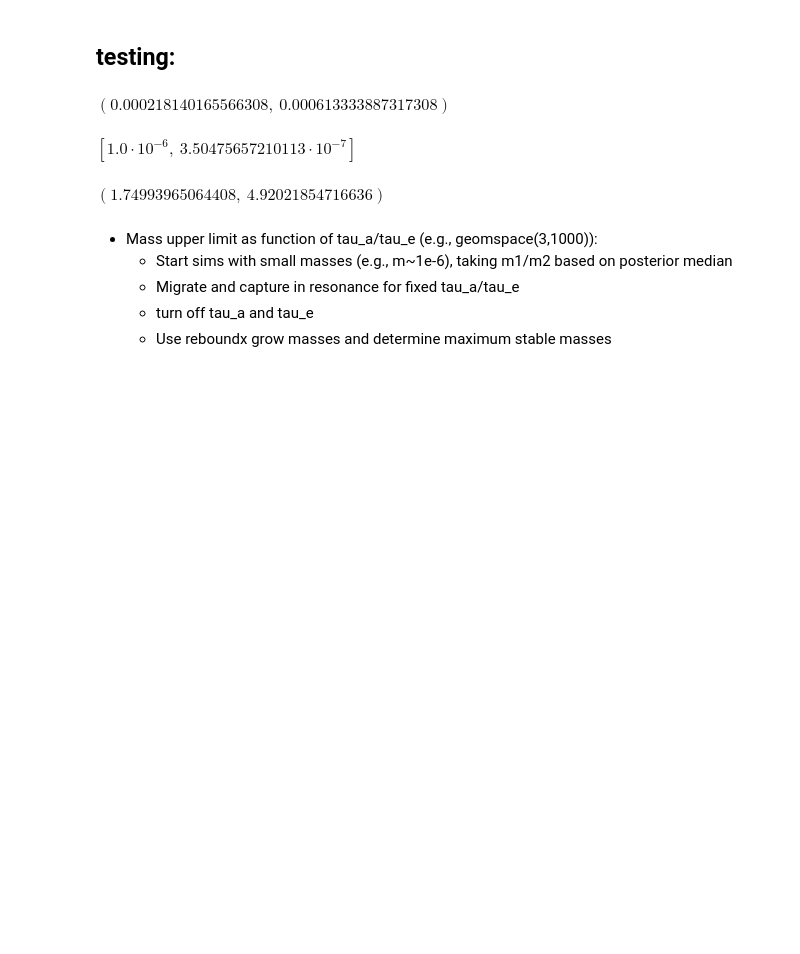
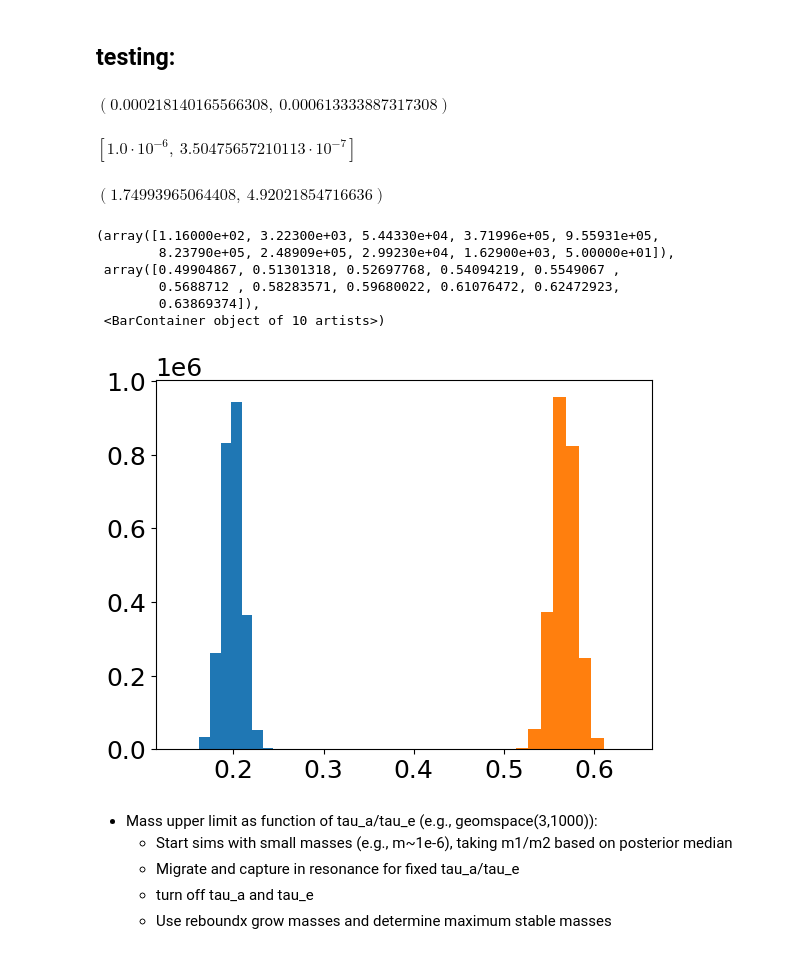
Before and after one commit to ia-chow/SURF2022, a Jupyter notebook: SURF/2021_fall-2022_winter/radvel_hd45364-sin_i_jitter_february_2024.ipynb, the cells around one changed output. Cells and saved outputs as stored; diff of their text form; code cells hidden in the pictures; blank space fills up the shorter version.

```diff
--- a/SURF/2021_fall-2022_winter/radvel_hd45364-sin_i_jitter_february_2024.ipynb
+++ b/SURF/2021_fall-2022_winter/radvel_hd45364-sin_i_jitter_february_2024.ipynb
@@ -576,6 +590,17 @@ params_test = ([test_sim.particles[1].m/STAR_MASS, test_sim.particles[2].m/STAR_
 get_maximum_stable_mass(params_test)
 # %% [output]
 $\displaystyle \left( 1.74993965064408, \  4.92021854716636\right)$
+# %%
+pl.hist(m1sini.reshape(-1))
+pl.hist(m2sini.reshape(-1))
+# %% [output]
+(array([1.16000e+02, 3.22300e+03, 5.44330e+04, 3.71996e+05, 9.55931e+05,
+        8.23790e+05, 2.48909e+05, 2.99230e+04, 1.62900e+03, 5.00000e+01]),
+ array([0.49904867, 0.51301318, 0.52697768, 0.54094219, 0.5549067 ,
+        0.5688712 , 0.58283571, 0.59680022, 0.61076472, 0.62472923,
+        0.63869374]),
+ <BarContainer object of 10 artists>)
+[figure, added]
 # %% [markdown]
 - Mass upper limit as function of tau_a/tau_e (e.g., geomspace(3,1000)):
     - Start sims with small masses (e.g., m~1e-6), taking m1/m2 based on posterior median
```
Also changed, not shown: parts of 5 cells of this notebook, 3 other files.
